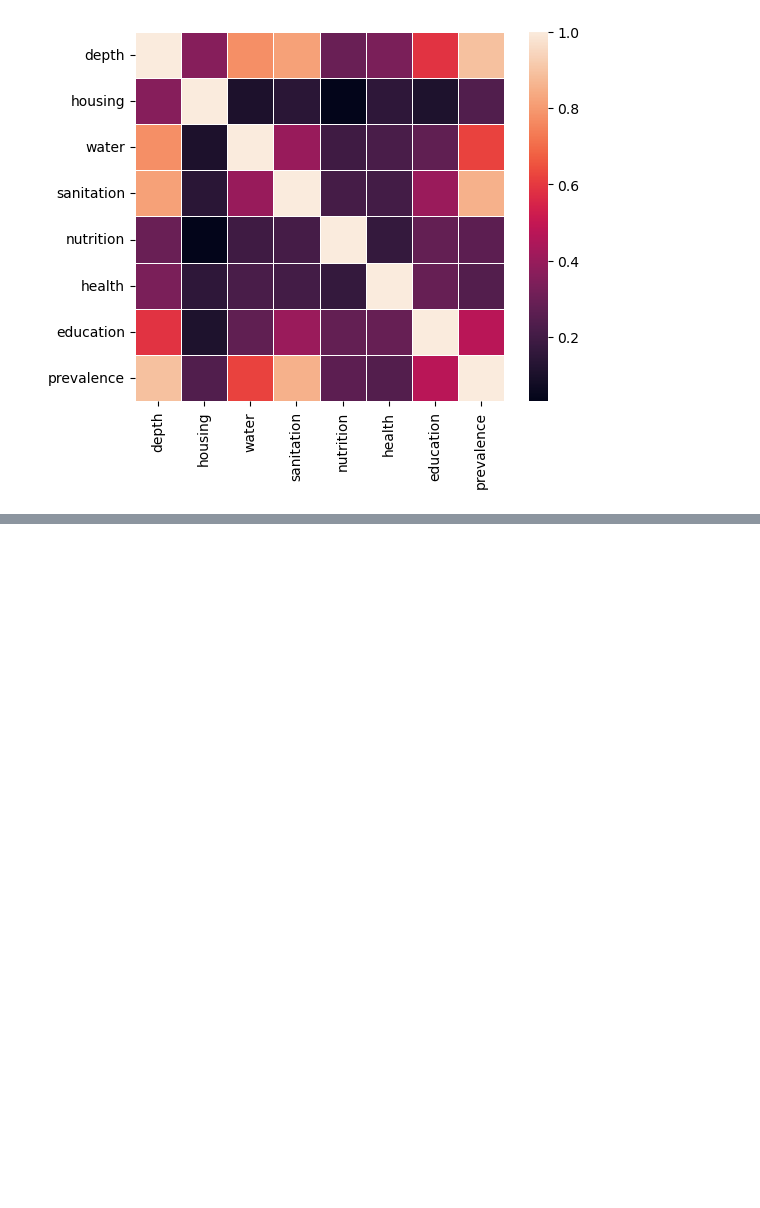
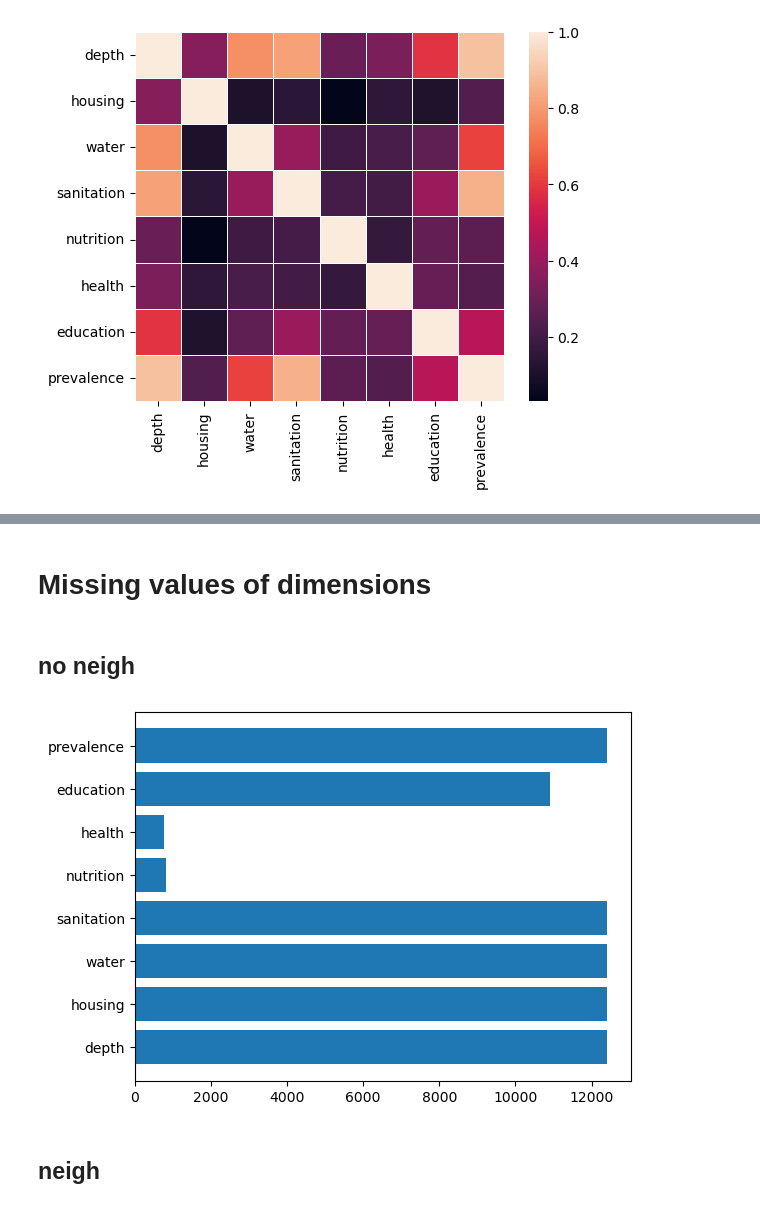
Before and after one commit to marinavicini/stc_continuing, a Jupyter notebook: notebooks/MV_figures_thesis.ipynb, the cells around one changed output, grey strips where cells are left out. Saved outputs shown, nothing was run; the diff lists cells and outputs as text; code cells hidden in the pictures; blank space fills up the shorter version.

Commit message:
missing values per dimension

```diff
--- a/notebooks/MV_figures_thesis.ipynb
+++ b/notebooks/MV_figures_thesis.ipynb
@@ -15,3 +16,5 @@ import stc_unicef_cpi.utils.constants as c
 
 import stc_unicef_cpi.utils.geospatial as geo
 import stc_unicef_cpi.utils.clean_text as ct
+# %%
+read_path = '/mnt/c/Users/vicin/Desktop/DSSG/Project/stc_continuing/data'
@@ -17,0 +23,2 @@ import stc_unicef_cpi.utils.clean_text as ct
+# %%
+hexes_dhs = pd.read_csv(read_path + '/processed/20221025_hexes_dhs.csv', dtype={'hex_code':int})
@@ -160,5 +165,3 @@ read_path = '/mnt/c/Users/vicin/Desktop/DSSG/Project/stc_continuing/data/process
-# %%
-hexes_dhs = pd.read_csv(read_path + '/20221025_hexes_dhs.csv', dtype={'hex_code':int})
 # %%
 hexes_dhs_no_neigh = hexes_dhs[hexes_dhs['deprived_sev'].isna()==False].copy()
 hexes_dhs_no_neigh.shape
@@ -181,0 +213,19 @@ sns.heatmap(corr_no_neigh,
+# %% [markdown]
+# Missing values of dimensions
+# %% [markdown]
+## no neigh
+# %%
+d = {}
+for col in dimensions:
+    col_count = re.sub('_sev', '_count', col)
+    num_no_na = hexes_dhs_no_neigh[(hexes_dhs_no_neigh[col].isna()==False) & (hexes_dhs_no_neigh[col_count]>30)].shape[0]
+    d[col] = num_no_na
+# %%
+fig, ax = plt.subplots()# dpi=300)
+
+plt.barh(list(d.keys()), list(d.values()))
+_ = ax.set_yticklabels(labels)
+# %% [output]
+[figure, added]
+# %% [markdown]
+## neigh
```
Also changed, not shown: parts of 17 cells of this notebook.
